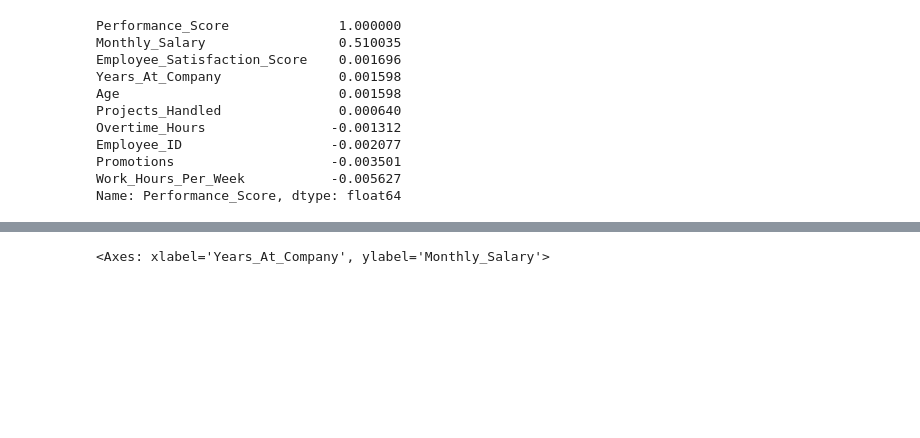
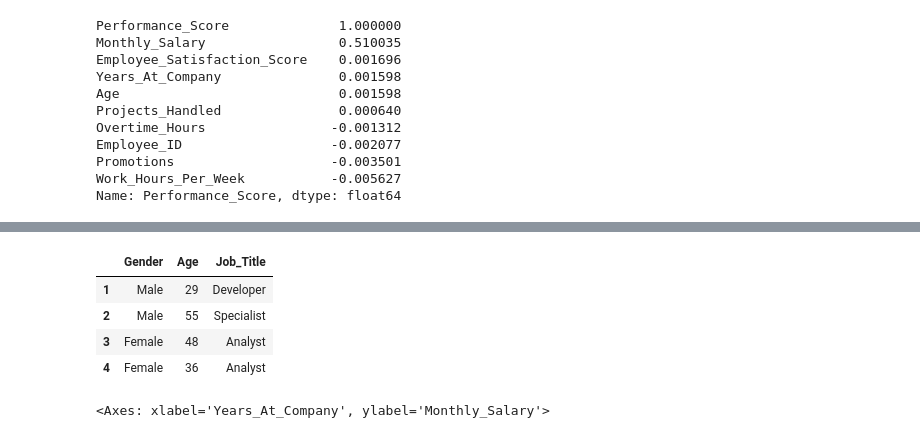
Before and after one commit to sauhar/Predict-Employee-Performance, a Jupyter notebook: Predict Employee Performance/source_code.ipynb, the cells around one changed output, grey strips where cells are left out. Saved outputs shown, nothing was run; the diff lists cells and outputs as text; code cells hidden in the pictures; blank space fills up the shorter version.

```diff
--- a/Predict Employee Performance/source_code.ipynb
+++ b/Predict Employee Performance/source_code.ipynb
@@ -213,3 +237,12 @@ y = newdf["Performance_Score"]
+# %%
+# selecting rows from 1 to 4 and columns from 2 to 4
+display(newdf.iloc[1: 5, 2: 5])
+# %% [output]
+|  | Gender | Age | Job_Title |
+| 1 | Male | 29 | Developer |
+| 2 | Male | 55 | Specialist |
+| 3 | Female | 48 | Analyst |
+| 4 | Female | 36 | Analyst |
 # %%
 import seaborn as sns
 # %%
```
Also changed, not shown: parts of 1 cell of this notebook.
